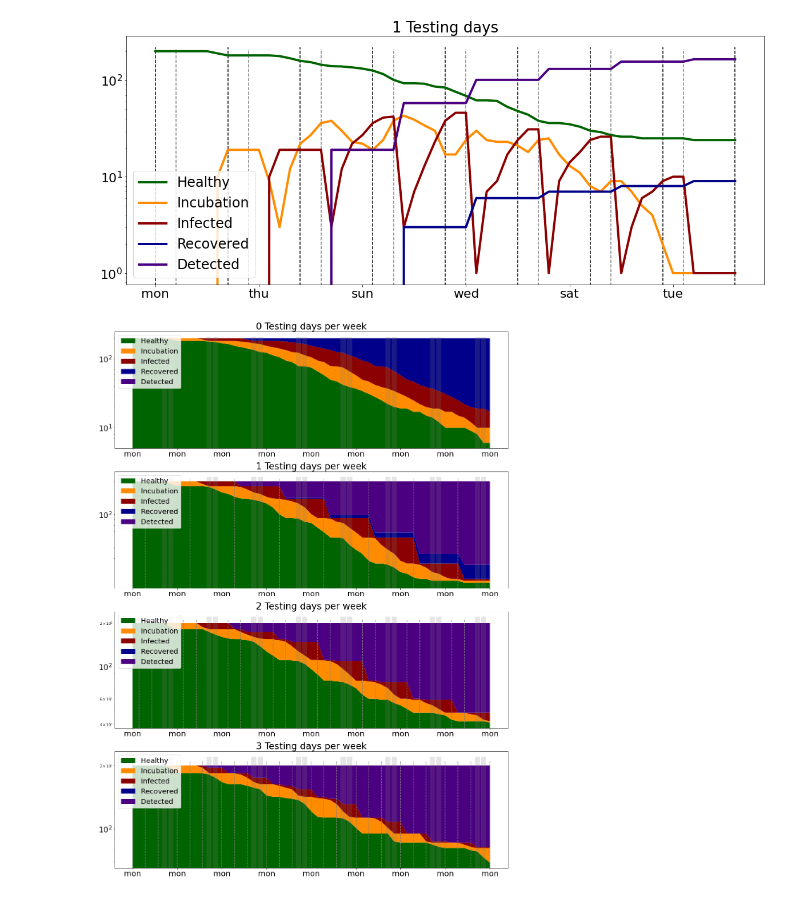
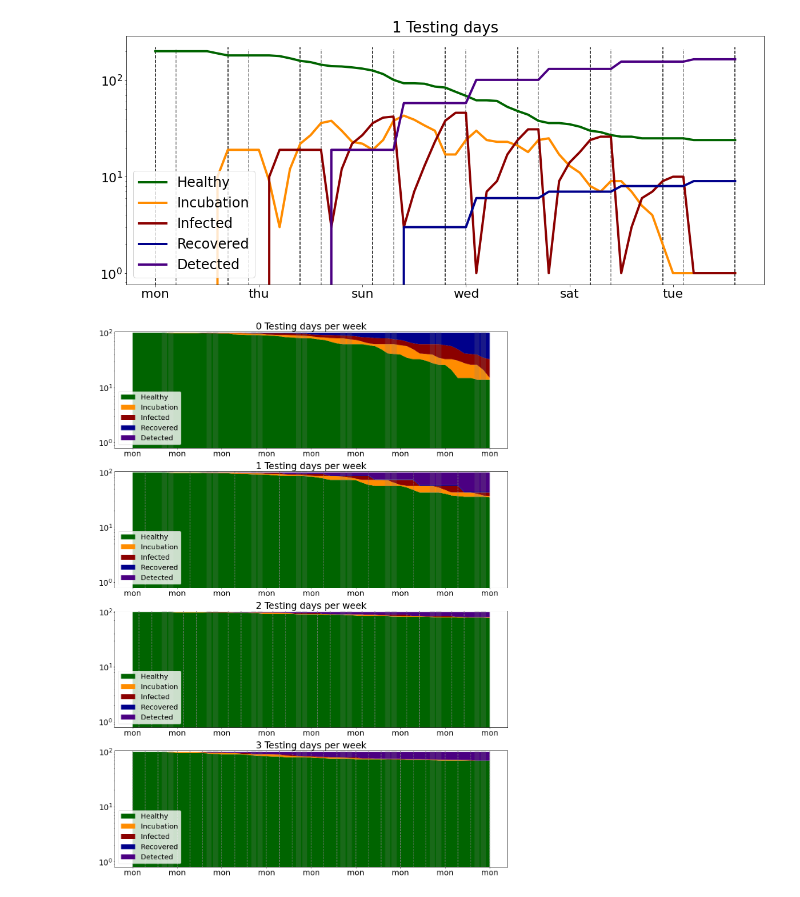
Before and after one commit to betoto008/Epidemiology_2020, a Jupyter notebook: Jupyter_Notebooks/Kitas_Schools/Kitas.ipynb, the cells around one changed output. Cells and saved outputs as stored; diff of their text form; code cells hidden in the pictures.

```diff
--- a/Jupyter_Notebooks/Kitas_Schools/Kitas.ipynb
+++ b/Jupyter_Notebooks/Kitas_Schools/Kitas.ipynb
@@ -87,31 +87,32 @@ ax.set_yscale('log')
 # %%
 fig, ax = plt.subplots(4,1,figsize = (20, 7*4))
 
 Testing_days = [[], [2], [1,3], [0,2,4]]
 labels = ['Healthy', 'Incubation', 'Infected', 'Recovered', 'Detected']
 colors = ['darkgreen', 'darkorange', 'darkred', 'darkblue', 'indigo']
 for d in range(4):
     data = np.loadtxt(Text_files_path+"output_%d-testing_days.txt"%(d))
     h = data[:,0]
     inc = data[:,1]
     inf = data[:,2]
     rec = data[:,3]
     det = data[:,4]
     testing_days = [i for i in range(0,T+1) if (np.any(np.isin(Testing_days[d], i%7)))]
     mondays = [i for i in range(0,T+1) if (np.any(np.isin([0], i%7)))]
 
     ax[d].set_title('%d Testing days per week'%(d), fontsize = 26)
     ax[d].stackplot(range(T+1),data.transpose(), colors = colors, labels=labels)
     ax[d].vlines(testing_days, 0, ax[d].get_ylim()[1], linestyle = 'dashed', color = 'grey')
     #ax[d].vlines(mondays, 0, ax[d].get_ylim()[1], linestyle = 'dashed', color = 'black')
-    ax[d].bar(weekends,height = ax[d].get_ylim()[1], color = 'grey', alpha = .2)
     ax[d].set_xticks([i for i in range(0,T+1) if (np.any(np.isin([0], i%7)))])
     ax[d].set_xticklabels([days[i%7] for i in range(0,T+1) if (np.any(np.isin([0], i%7)))])
     ax[d].tick_params(labelsize = 22)
     ax[d].tick_params(labelsize = 22)
-    ax[d].legend(loc = 2, fontsize = 20)
+    ax[d].legend(loc = 3, fontsize = 20)
     ax[d].set_yscale('log')
+    ax[d].bar(weekends,height = ax[d].get_ylim()[1], color = 'grey', alpha = .2)
+    ax[d].set_ylim(.8, 105)
 
 fig.savefig('../../Figures/Kitas_Schools/dynamics_Kitas_stackplot.pdf')
 # %% [output]
-[figure, old version]
+[figure, new version]
```
Also changed, not shown: parts of 1 cell of this notebook, 4 other files.
